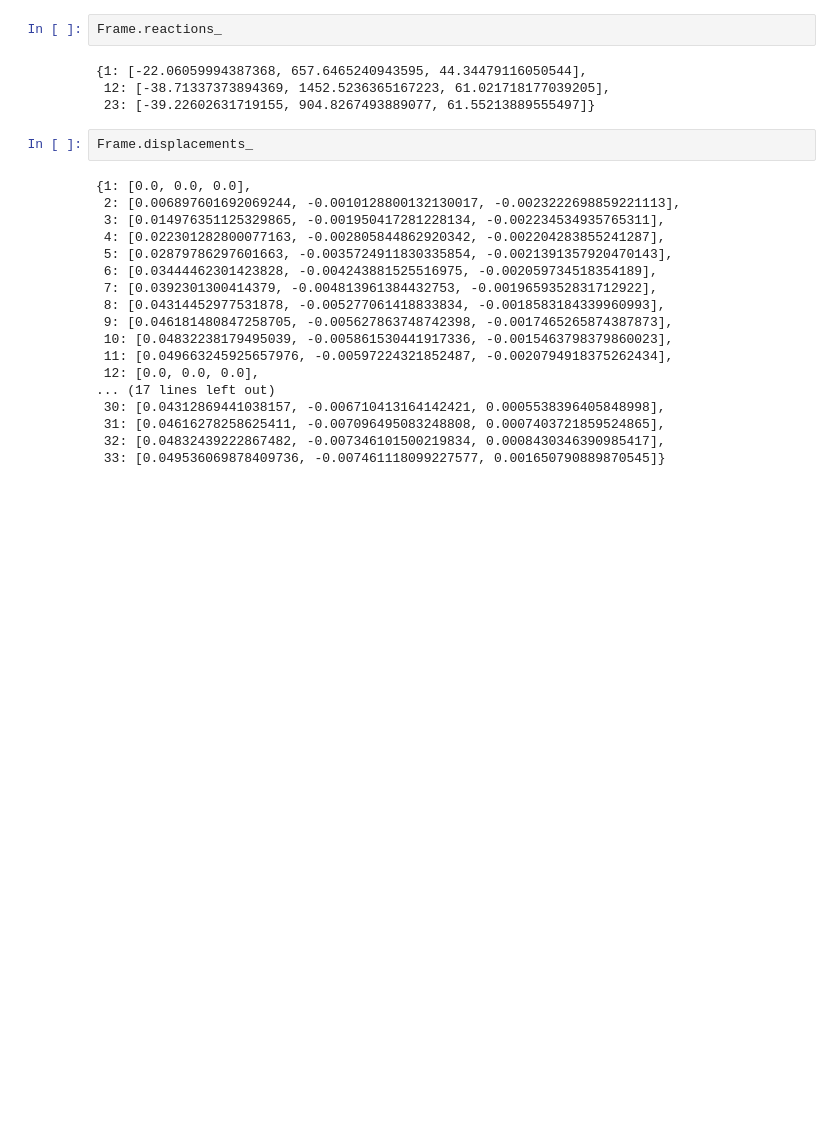
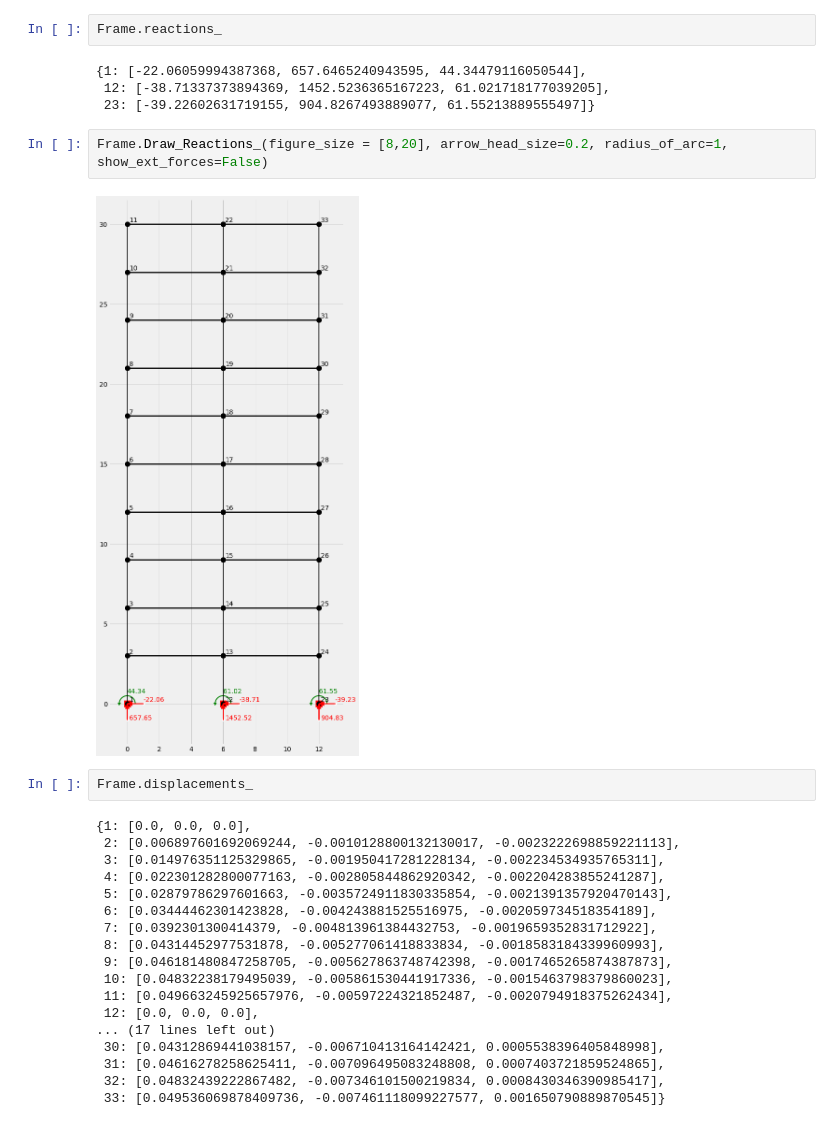
Before and after one commit to mjamezquidilla/pysead, a Jupyter notebook: Examples/Frame_2D/Example 5A.ipynb, the cells around one changed output. Drawn from its saved outputs; the diff is of its cells as text; blank space fills up the shorter version.

```diff
--- a/Examples/Frame_2D/Example 5A.ipynb
+++ b/Examples/Frame_2D/Example 5A.ipynb
@@ -110,6 +110,10 @@ Frame.reactions_
 {1: [-22.06059994387368, 657.6465240943595, 44.34479116050544],
  12: [-38.71337373894369, 1452.5236365167223, 61.021718177039205],
  23: [-39.22602631719155, 904.8267493889077, 61.55213889555497]}
+# %%
+Frame.Draw_Reactions_(figure_size = [8,20], arrow_head_size=0.2, radius_of_arc=1, show_ext_forces=False)
+# %% [output]
+[figure, added]
 # %%
 Frame.displacements_
 # %% [output]
```
Also changed, not shown: parts of 2 cells of this notebook, 7 other files.
